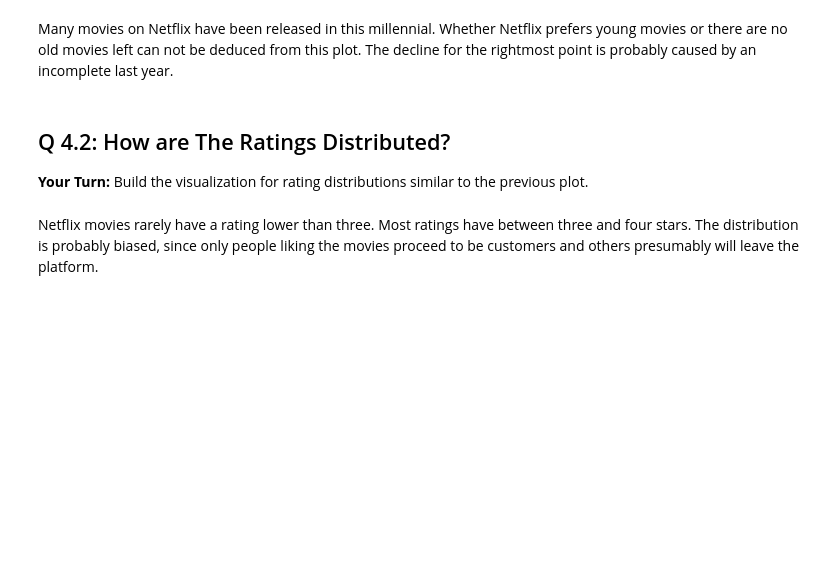
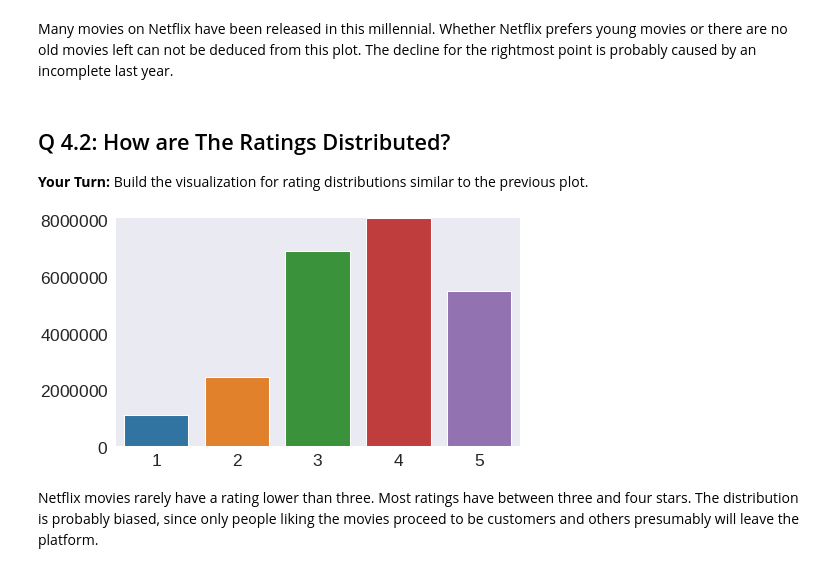
Before and after one commit to jperryhouts/Springboard, a Jupyter notebook: mec-mini-projects/mec-17.4.1-recommendation-systems-mini-project/Mini_Project_Recommendation_Systems.ipynb, the cells around one changed output. Drawn from its saved outputs; the diff is of its cells as text; code cells hidden in the pictures; blank space fills up the shorter version.

```diff
--- a/mec-mini-projects/mec-17.4.1-recommendation-systems-mini-project/Mini_Project_Recommendation_Systems.ipynb
+++ b/mec-mini-projects/mec-17.4.1-recommendation-systems-mini-project/Mini_Project_Recommendation_Systems.ipynb
@@ -50 +60,5 @@ warnings.filterwarnings('ignore')
+# %%
+plt.style.use('seaborn-dark')
+# %%
+sns.set_style('dark')
 # %%
@@ -192,6 +283,16 @@ The decline for the rightmost point is probably caused by an incomplete last yea
 ## Q 4.2: How are The Ratings Distributed?
 
 __Your Turn:__ Build the visualization for rating distributions similar to the previous plot.
+# %%
+fig, ax = plt.subplots(1, 1, figsize=(3.5, 2), dpi=150)
+
+data = df['Rating'].value_counts().sort_index()
+x = data.index.map(int)
+y = data.values
+
+sns.barplot(x, y)
+# %% [output]
+[figure, added]
 # %% [markdown]
 Netflix movies rarely have a rating lower than three. Most ratings have between three and four stars.
 The distribution is probably biased, since only people liking the movies proceed to be customers and others presumably will leave the platform.
```
Also changed, not shown: parts of 64 cells of this notebook.
